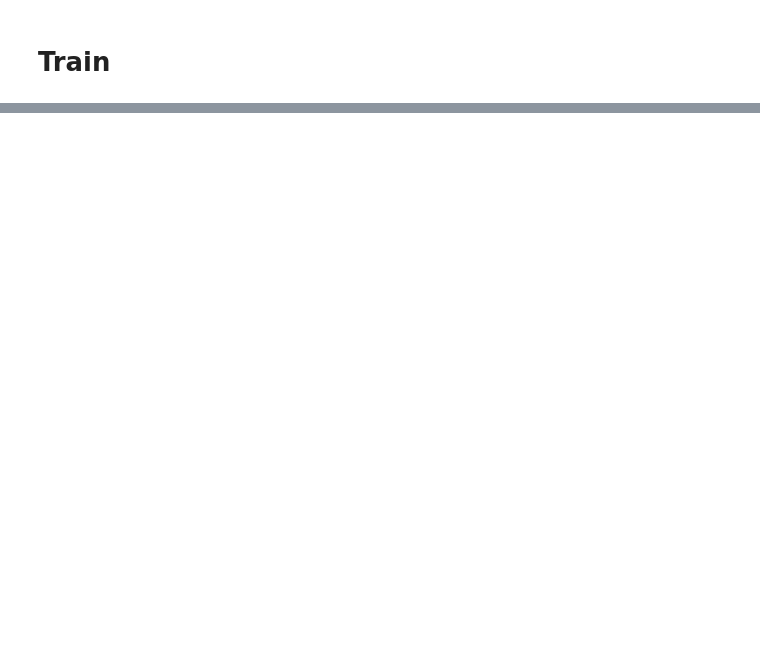
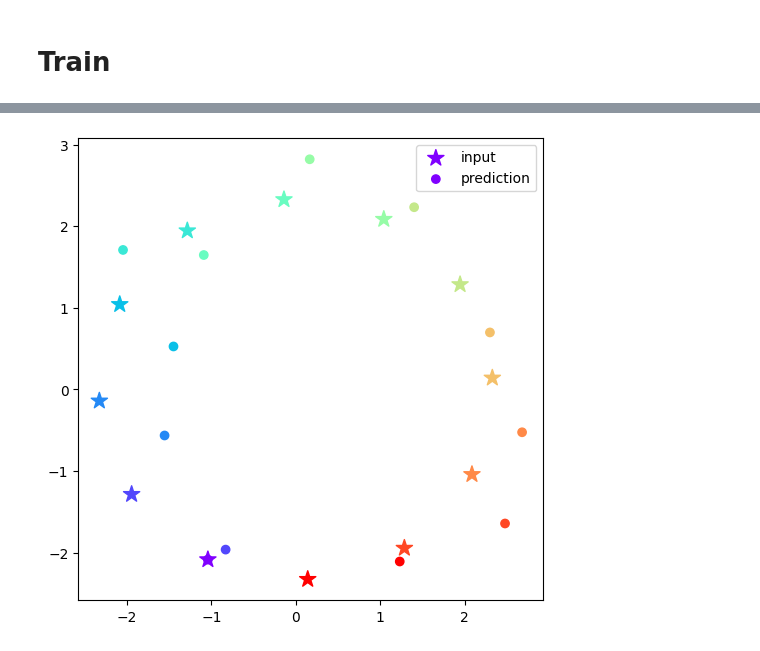
Before and after one commit to pyretttt/mosquitto, a Jupyter notebook: ml/transformers.ipynb, the cells around one changed output, grey strips where cells are left out. Cells and saved outputs as stored; diff of their text form; code cells hidden in the pictures; blank space fills up the shorter version.

```diff
--- a/ml/transformers.ipynb
+++ b/ml/transformers.ipynb
@@ -84,0 +135,14 @@ ValueError: dropout probability has to be between 0 and 1, but got 2
+# %%
+train_dataset = TensorDataset(X_train, y_train)
+test_dataset = TensorDataset(X_test, y_test)
+
+train_data_loader = DataLoader(train_dataset, batch_size=16, shuffle=True)
+test_data_loader = DataLoader(test_dataset, batch_size=16, shuffle=True)
+trainer = Trainer(
+    train_data_loader=train_data_loader,
+    test_data_loader=test_data_loader,
+    optimizer=AdamW(decoder.parameters()),
+    model=decoder,
+    epochs=15
+)
+trainer.train(loss_fn=nn.MSELoss())
@@ -84,0 +167,8 @@ ValueError: dropout probability has to be between 0 and 1, but got 2
+# %%
+x_sample, y_sample = test_dataset[np.random.randint(0, TEST_SIZE)]
+predictions = decoder.forward(x_sample.unsqueeze(0))[0]
+labels = torch.cat((x_sample, y_sample[-1:]))
+
+plot_circle(input= labels.detach().numpy(), prediction=torch.cat((labels[0:1, :], predictions)).detach().numpy())
+# %% [output]
+[figure, added]
```
Also changed, not shown: parts of 6 cells of this notebook, 2 other files.
